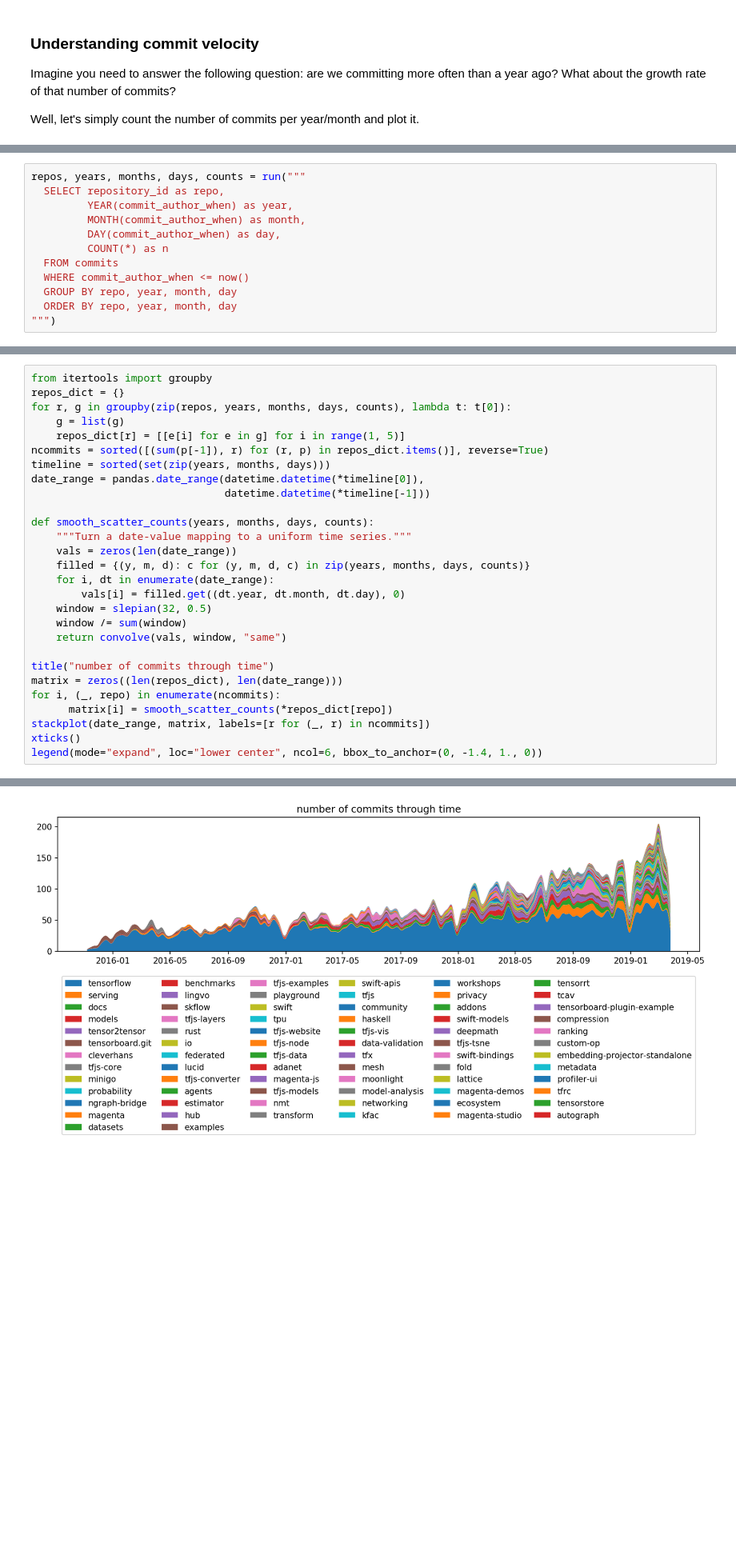
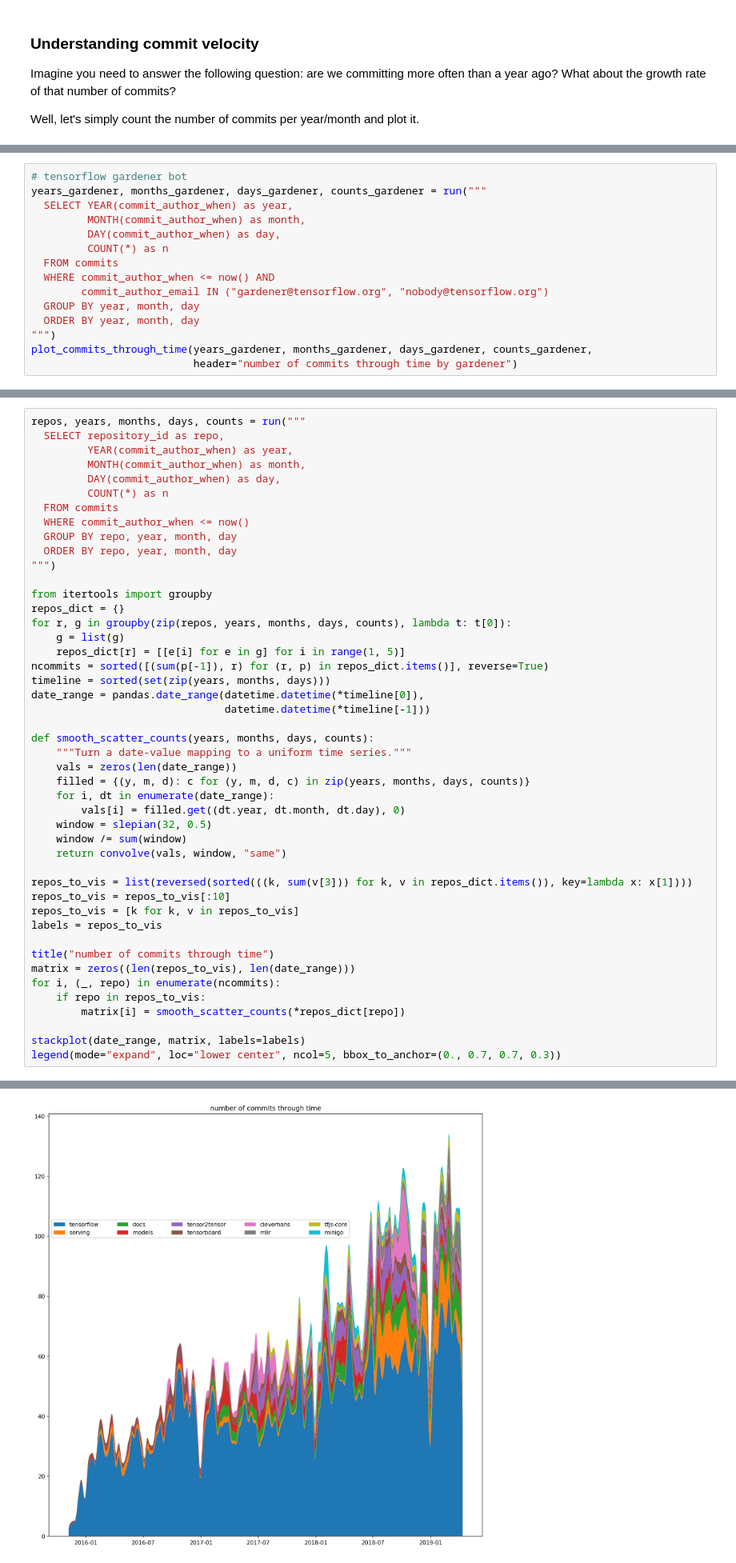
Before and after one commit to src-d/engine-analyses, a Jupyter notebook: tensorflow.ipynb, the cells around one changed output, grey strips where cells are left out. Shown at 80% size. Cells and saved outputs as stored; diff of their text form; blank space fills up the shorter version.

Commit message:
Add several things: * coloring by contribution using hercules * commits by year & repo * extracted pb by hercules
Signed-off-by: egor <egor@sourced.tech>

```diff
--- a/tensorflow.ipynb
+++ b/tensorflow.ipynb
@@ -389,13 +448,16 @@ plot_commits_through_time(years, months, days, counts)
 # %%
-repos, years, months, days, counts = run("""
-  SELECT repository_id as repo,
-         YEAR(commit_author_when) as year,
+# tensorflow gardener bot
+years_gardener, months_gardener, days_gardener, counts_gardener = run("""
+  SELECT YEAR(commit_author_when) as year,
          MONTH(commit_author_when) as month,
          DAY(commit_author_when) as day,
          COUNT(*) as n
   FROM commits
-  WHERE commit_author_when <= now()
-  GROUP BY repo, year, month, day
-  ORDER BY repo, year, month, day
+  WHERE commit_author_when <= now() AND
+        commit_author_email IN ("gardener@tensorflow.org", "nobody@tensorflow.org")
+  GROUP BY year, month, day
+  ORDER BY year, month, day
 """)
+plot_commits_through_time(years_gardener, months_gardener, days_gardener, counts_gardener,
+                          header="number of commits through time by gardener")
 # %% [output]
@@ -403,4 +605,16 @@ repos, years, months, days, counts = run("""
 # %%
+repos, years, months, days, counts = run("""
+  SELECT repository_id as repo,
+         YEAR(commit_author_when) as year,
+         MONTH(commit_author_when) as month,
+         DAY(commit_author_when) as day,
+         COUNT(*) as n
+  FROM commits
+  WHERE commit_author_when <= now()
+  GROUP BY repo, year, month, day
+  ORDER BY repo, year, month, day
+""")
+
 from itertools import groupby
 repos_dict = {}
 for r, g in groupby(zip(repos, years, months, days, counts), lambda t: t[0]):
@@ -421,11 +635,17 @@ def smooth_scatter_counts(years, months, days, counts):
     window /= sum(window)
     return convolve(vals, window, "same")
 
+repos_to_vis = list(reversed(sorted(((k, sum(v[3])) for k, v in repos_dict.items()), key=lambda x: x[1])))
+repos_to_vis = repos_to_vis[:10]
+repos_to_vis = [k for k, v in repos_to_vis]
+labels = repos_to_vis
+
 title("number of commits through time")
-matrix = zeros((len(repos_dict), len(date_range)))
+matrix = zeros((len(repos_to_vis), len(date_range)))
 for i, (_, repo) in enumerate(ncommits):
-      matrix[i] = smooth_scatter_counts(*repos_dict[repo])
-stackplot(date_range, matrix, labels=[r for (_, r) in ncommits])
-xticks()
-legend(mode="expand", loc="lower center", ncol=6, bbox_to_anchor=(0, -1.4, 1., 0))
+    if repo in repos_to_vis:
+        matrix[i] = smooth_scatter_counts(*repos_dict[repo])
+
+stackplot(date_range, matrix, labels=labels)
+legend(mode="expand", loc="lower center", ncol=5, bbox_to_anchor=(0., 0.7, 0.7, 0.3))
 # %% [output]
@@ -433,4 +654,4 @@ legend(mode="expand", loc="lower center", ncol=6, bbox_to_anchor=(0, -1.4, 1., 0
-[figure, old version]
+[figure, new version]
 # %%
 from fastdtw import fastdtw
 from seriate import seriate
```
Also changed, not shown: parts of 48 cells of this notebook, 1 other file.
